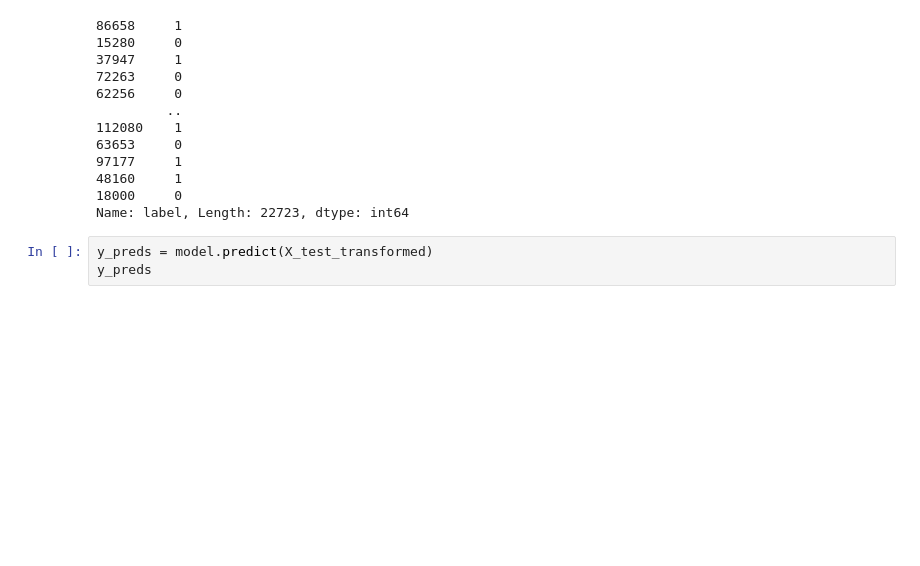
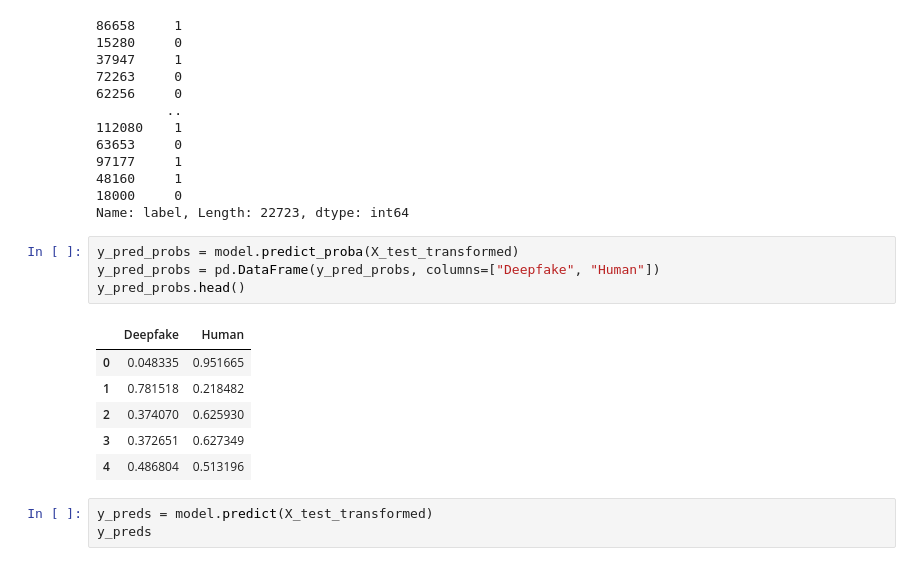
Before and after one commit to SriramaBhat/deepfake_detection_backend, a Jupyter notebook: Logistic Regression Model for Deepfake Text Detect.ipynb, the cells around one changed output. Cells and saved outputs as stored; diff of their text form; blank space fills up the shorter version.

```diff
--- a/Logistic Regression Model for Deepfake Text Detect.ipynb
+++ b/Logistic Regression Model for Deepfake Text Detect.ipynb
@@ -243,6 +243,17 @@ y_test
 48160     1
 18000     0
 Name: label, Length: 22723, dtype: int64
+# %%
+y_pred_probs = model.predict_proba(X_test_transformed)
+y_pred_probs = pd.DataFrame(y_pred_probs, columns=["Deepfake", "Human"])
+y_pred_probs.head()
+# %% [output]
+|  | Deepfake | Human |
+| 0 | 0.048335 | 0.951665 |
+| 1 | 0.781518 | 0.218482 |
+| 2 | 0.374070 | 0.625930 |
+| 3 | 0.372651 | 0.627349 |
+| 4 | 0.486804 | 0.513196 |
 # %%
 y_preds = model.predict(X_test_transformed)
 y_preds
```
Also changed, not shown: parts of 1 cell of this notebook, 1 other file.
